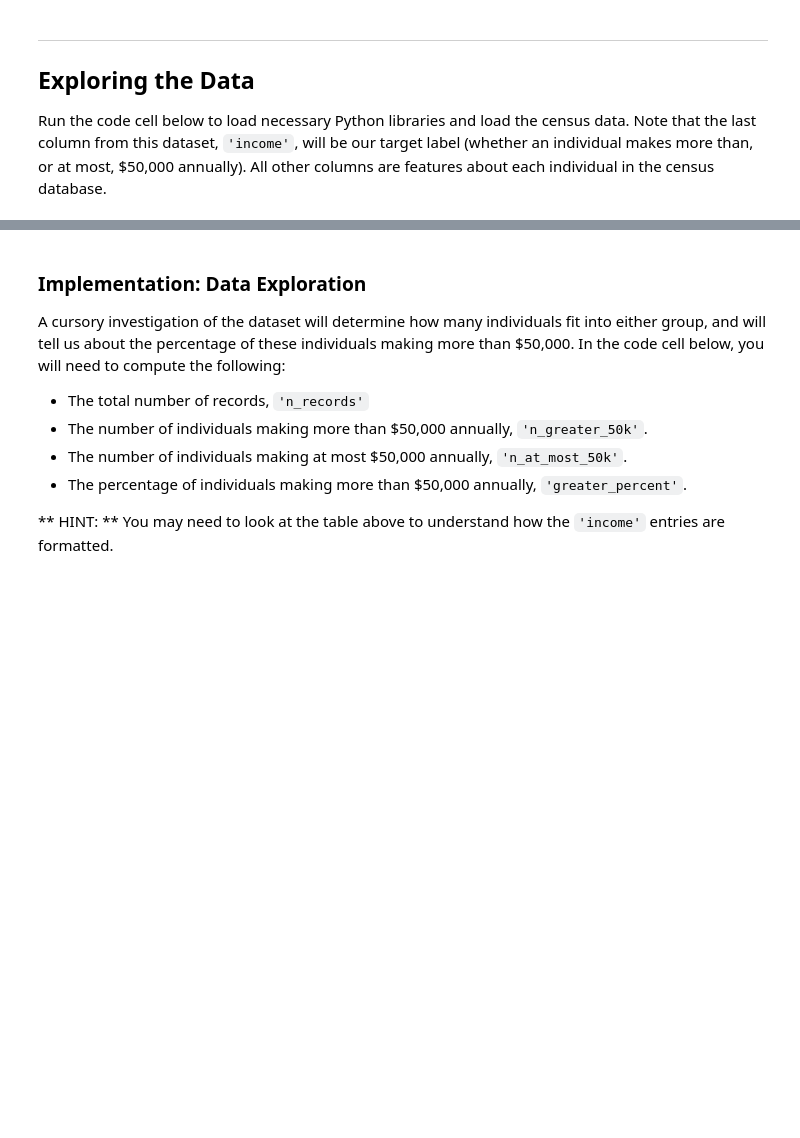
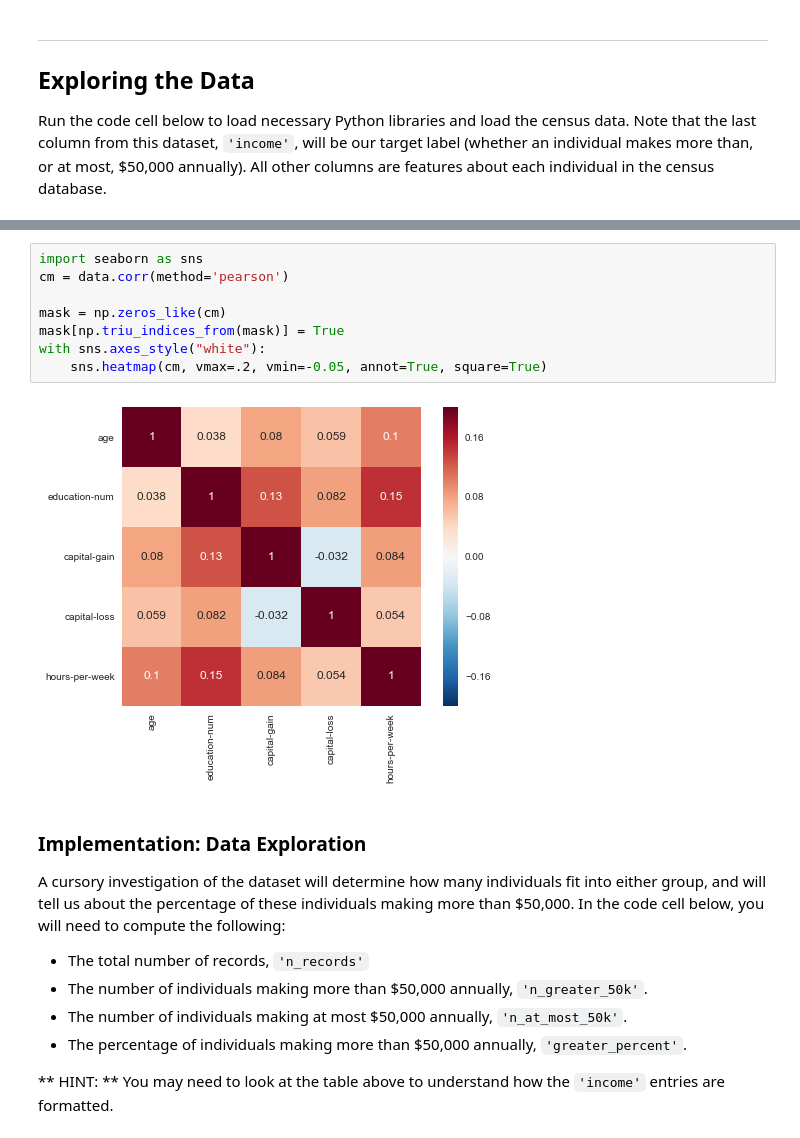
Before and after one commit to hsherwoodcoombs/Machine-Learning, a Jupyter notebook: projects/finding_donors/finding_donors.ipynb, the cells around one changed output, grey strips where cells are left out. Saved outputs shown, nothing was run; the diff lists cells and outputs as text; blank space fills up the shorter version.

Commit message:
update charts

```diff
--- a/projects/finding_donors/finding_donors.ipynb
+++ b/projects/finding_donors/finding_donors.ipynb
@@ -49,3 +71,13 @@ display(data.head(n=2))
+# %%
+import seaborn as sns
+cm = data.corr(method='pearson')
+
+mask = np.zeros_like(cm)
+mask[np.triu_indices_from(mask)] = True
+with sns.axes_style("white"):
+    sns.heatmap(cm, vmax=.2, vmin=-0.05, annot=True, square=True)
+# %% [output]
+[figure, added]
 # %% [markdown]
 ### Implementation: Data Exploration
 A cursory investigation of the dataset will determine how many individuals fit into either group, and will tell us about the percentage of these individuals making more than \$50,000. In the code cell below, you will need to compute the following:
```
Also changed, not shown: parts of 10 cells of this notebook.
